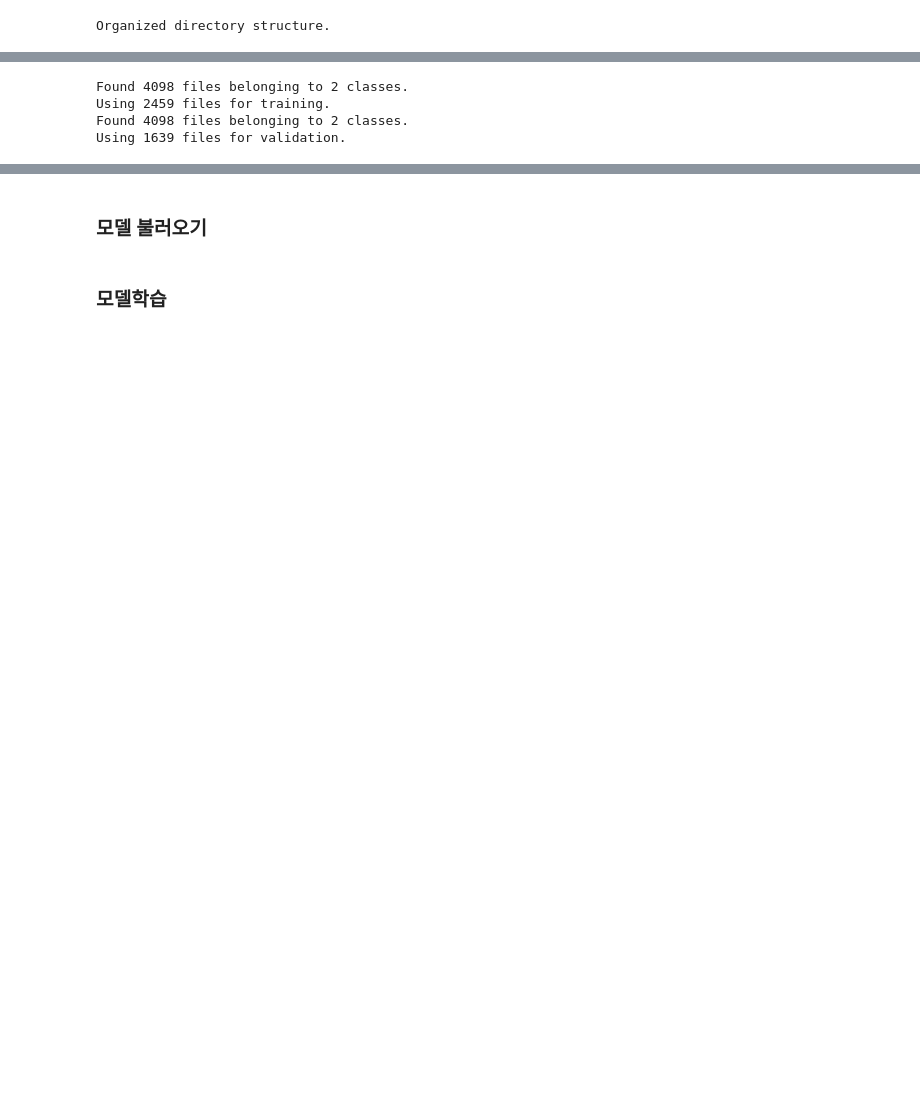
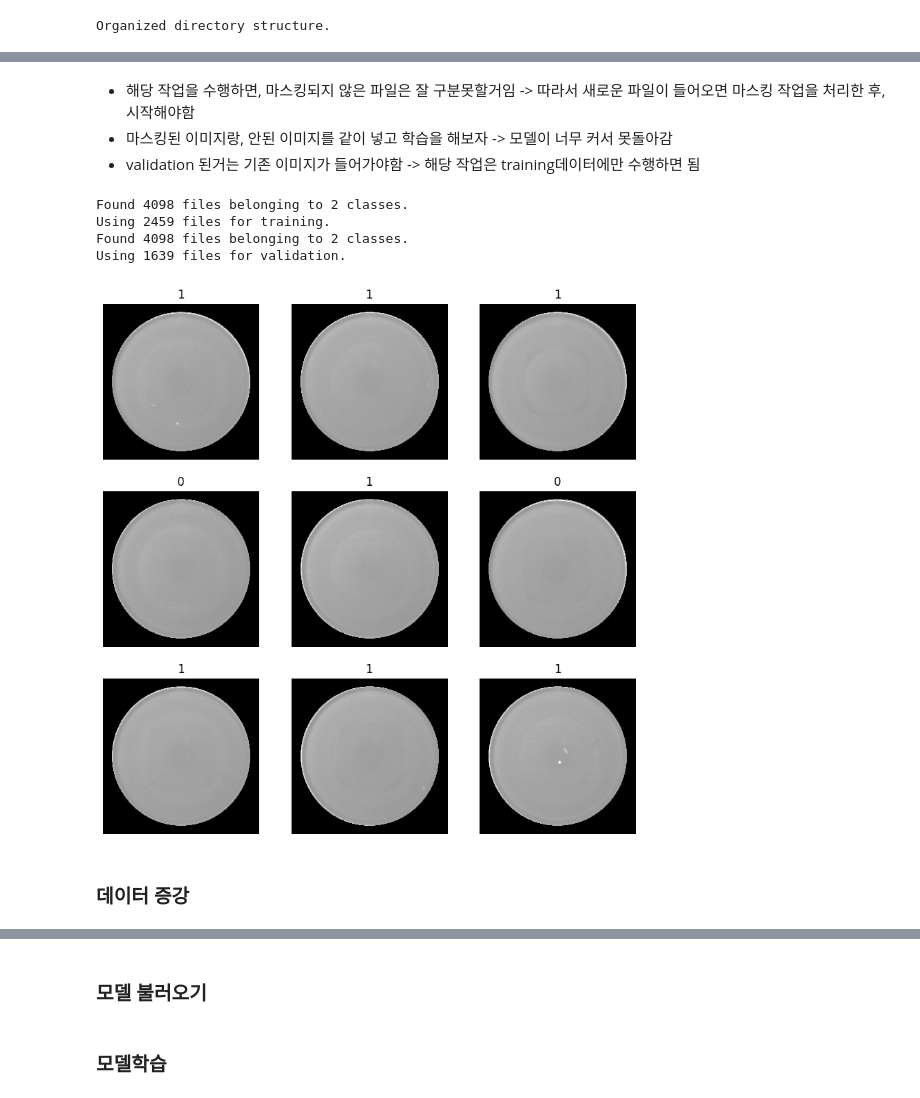
Before and after one commit to K-Software-BootCamp/2023KEB_UFLEX-A, a Jupyter notebook: 팀프로젝트(전이학습).ipynb, the cells around one changed output, grey strips where cells are left out. Cells and saved outputs as stored; diff of their text form; code cells hidden in the pictures; blank space fills up the shorter version.

```diff
--- a/팀프로젝트(전이학습).ipynb
+++ b/팀프로젝트(전이학습).ipynb
@@ -157,3 +279,7 @@ shutil.rmtree(directory_path)
+# %% [markdown]
+- 해당 작업을 수행하면, 마스킹되지 않은 파일은 잘 구분못할거임 -> 따라서 새로운 파일이 들어오면 마스킹 작업을 처리한 후, 시작해야함
+- 마스킹된 이미지랑, 안된 이미지를 같이 넣고 학습을 해보자 -> 모델이 너무 커서 못돌아감
+- validation 된거는 기존 이미지가 들어가야함 -> 해당 작업은 training데이터에만 수행하면 됨
 # %%
 import tensorflow as tf
 from tensorflow.keras.preprocessing.image import ImageDataGenerator
@@ -200,0 +315,15 @@ Using 1639 files for validation.
+# %%
+# 라벨링된 데이터 확인
+import matplotlib.pyplot as plt
+
+plt.figure(figsize=(10, 10))
+for images, labels in train_ds.take(1):
+    for i in range(9):
+        ax = plt.subplot(3, 3, i + 1)
+        plt.imshow(images[i].numpy().astype("uint8"))
+        plt.title(int(labels[i]))
+        plt.axis("off")
+# %% [output]
+[figure, added]
+# %% [markdown]
+### 데이터 증강
```
Also changed, not shown: parts of 25 cells of this notebook.
